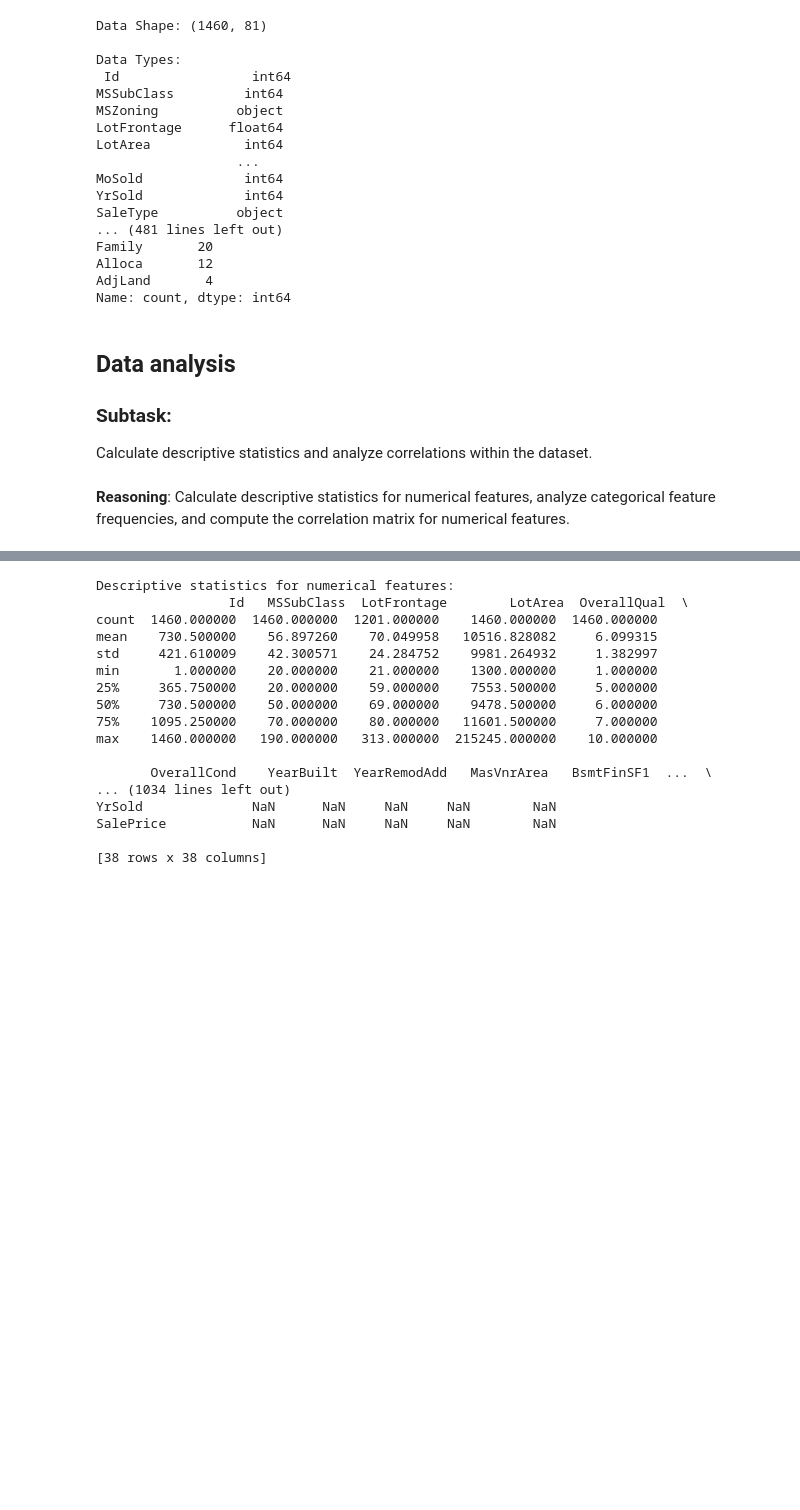
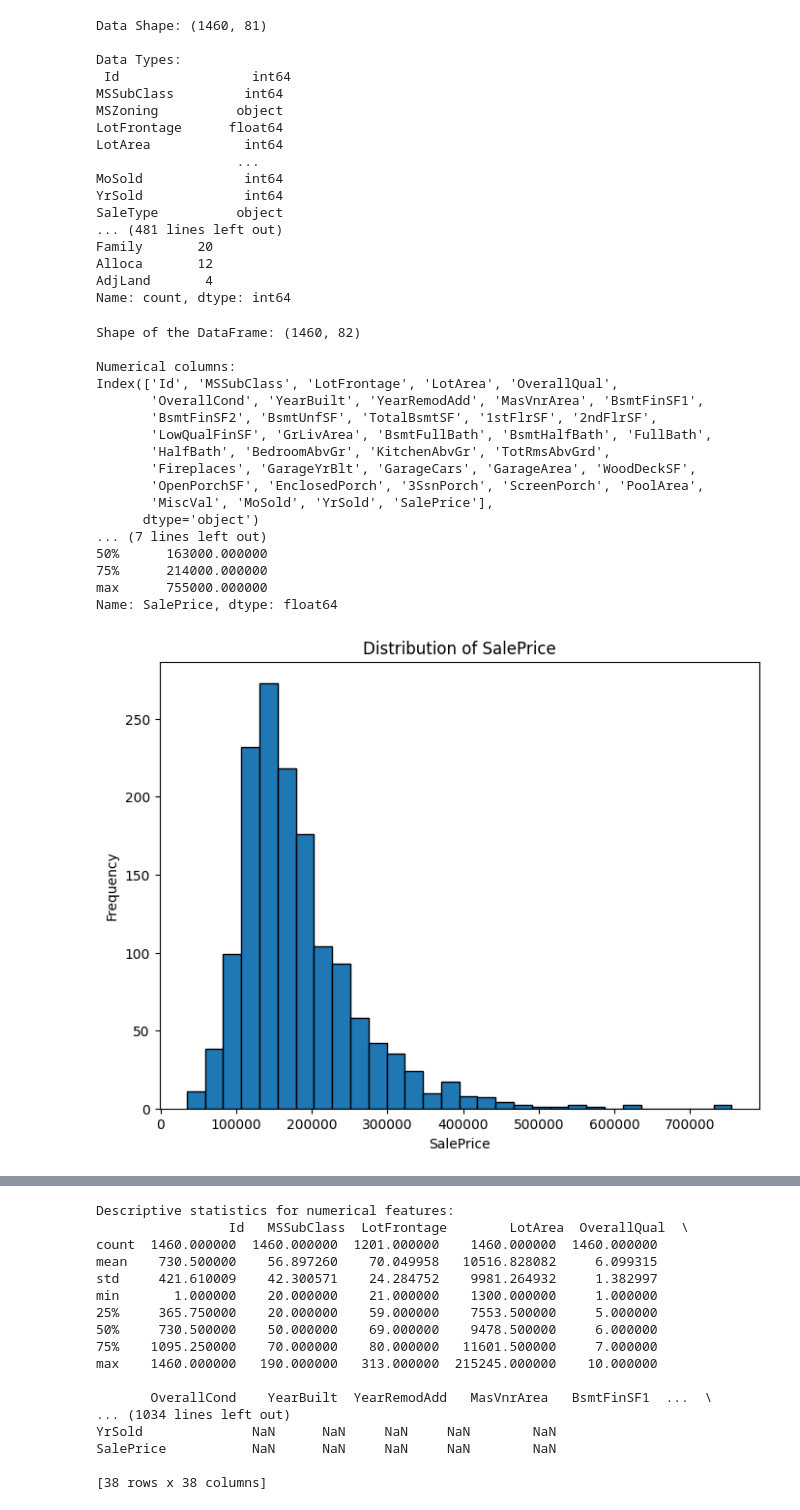
Before and after one commit to EJGDLG/Proyecto2Nuevo, a Jupyter notebook: Proyecto2Entrega2.ipynb, the cells around one changed output, grey strips where cells are left out. Drawn from its saved outputs; the diff is of its cells as text; code cells hidden in the pictures; blank space fills up the shorter version.

```diff
--- a/Proyecto2Entrega2.ipynb
+++ b/Proyecto2Entrega2.ipynb
@@ -291,11 +304,57 @@ Family       20
 Alloca       12
 AdjLand       4
 Name: count, dtype: int64
-# %% [markdown]
-## Data analysis
-
-### Subtask:
-Calculate descriptive statistics and analyze correlations within the dataset.
-# %% [markdown]
-**Reasoning**:
-Calculate descriptive statistics for numerical features, analyze categorical feature frequencies, and compute the correlation matrix for numerical features.
+# %%
+import matplotlib.pyplot as plt
+import seaborn as sns
+
+# Examine the shape of the DataFrame
+print(f"Shape of the DataFrame: {df.shape}")
+
+# Identify numerical columns
+numerical_cols = df.select_dtypes(include=['number']).columns
+print(f"\nNumerical columns:\n{numerical_cols}")
+
+# Analyze the target variable "SalePrice"
+print("\nDescriptive statistics for SalePrice:")
+print(df["SalePrice"].describe())
+
+plt.figure(figsize=(8, 6))
+plt.hist(df["SalePrice"], bins=30, edgecolor='black')
+plt.xlabel("SalePrice")
+plt.ylabel("Frequency")
+plt.title("Distribution of SalePrice")
+plt.show()
+
+# Examine the distribution of a subset of numerical features (example: first 5)
+numerical_subset = numerical_cols[:5]
+df[numerical_subset].hist(figsize=(10, 8), bins=20)
+plt.tight_layout()
+plt.show()
+
+# Calculate and visualize the correlation matrix for numerical features
+correlation_matrix = df[numerical_cols].corr()
+
+plt.figure(figsize=(12, 10))
+sns.heatmap(correlation_matrix, annot=False, cmap='coolwarm', fmt=".2f")
+plt.title("Correlation Matrix of Numerical Features")
+plt.show()
+# %% [output]
+Shape of the DataFrame: (1460, 82)
+
+Numerical columns:
+Index(['Id', 'MSSubClass', 'LotFrontage', 'LotArea', 'OverallQual',
+       'OverallCond', 'YearBuilt', 'YearRemodAdd', 'MasVnrArea', 'BsmtFinSF1',
+       'BsmtFinSF2', 'BsmtUnfSF', 'TotalBsmtSF', '1stFlrSF', '2ndFlrSF',
+       'LowQualFinSF', 'GrLivArea', 'BsmtFullBath', 'BsmtHalfBath', 'FullBath',
+       'HalfBath', 'BedroomAbvGr', 'KitchenAbvGr', 'TotRmsAbvGrd',
+       'Fireplaces', 'GarageYrBlt', 'GarageCars', 'GarageArea', 'WoodDeckSF',
+       'OpenPorchSF', 'EnclosedPorch', '3SsnPorch', 'ScreenPorch', 'PoolArea',
+       'MiscVal', 'MoSold', 'YrSold', 'SalePrice'],
+      dtype='object')
+... (7 lines left out)
+50%      163000.000000
+75%      214000.000000
+max      755000.000000
+Name: SalePrice, dtype: float64
+[figure, added]
```
Also changed, not shown: parts of 12 cells of this notebook.
